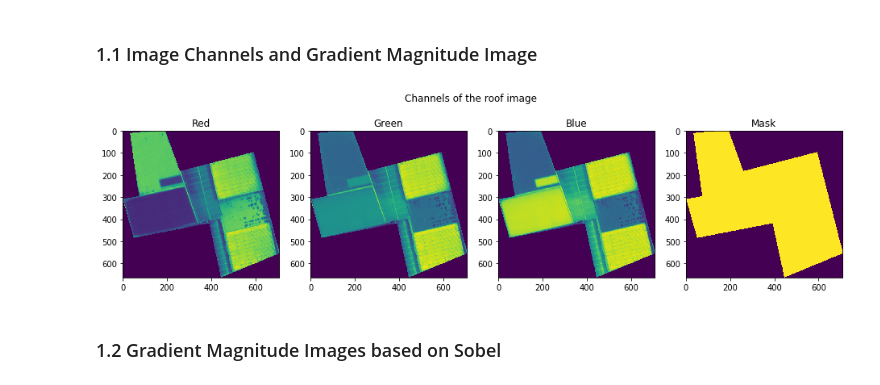
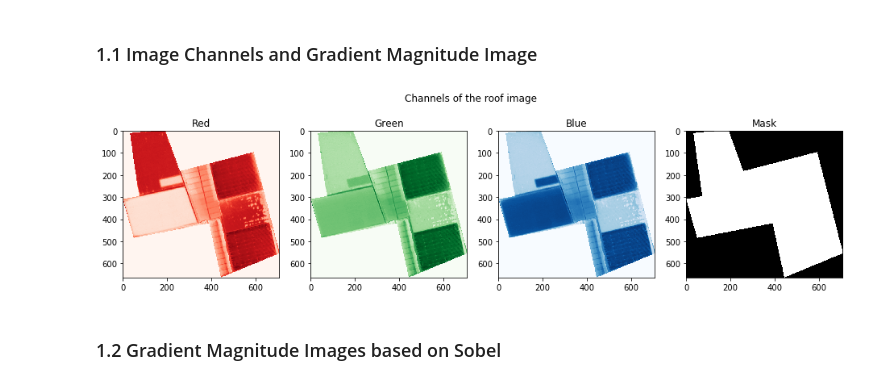
Before and after one commit to jo-ruether/ipeo_carribean, a Jupyter notebook: src/Pixel based classification.ipynb, the cells around one changed output. Cells and saved outputs as stored; diff of their text form; code cells hidden in the pictures.

Commit message:
update report, add reds, greens, blues to plots

```diff
--- a/src/Pixel based classification.ipynb
+++ b/src/Pixel based classification.ipynb
@@ -33,7 +23,7 @@ from scipy.ndimage import sobel
 from skimage import io
 # %%
 # Choose an arbitrary example image
-train_dir = join('..', '..', 'data', 'all_in_one2', 'train')
+train_dir = join('..', '..', 'data', 'curated', 'roofs_train')
 materials = {'concrete_cement':0, 'healthy_metal':1, 'incomplete':2, 'irregular_metal':3, 'other':4}
 # %% [markdown]
 ## 1. Image Overview
@@ -44,18 +34,18 @@ train_sample = join(train_dir, 'other', '7a307a06.tif')
 img = io.imread(train_sample)
 # %%
 fig, (ax1, ax2, ax3, ax4) = plt.subplots(1,4, figsize = (16, 4))
-ax1.imshow(img[:, :, 0])
+ax1.imshow(img[:, :, 0], cmap='Reds')
 ax1.set_title("Red")
-ax2.imshow(img[:, :, 1])
+ax2.imshow(img[:, :, 1], cmap='Greens')
 ax2.set_title("Green")
-ax3.imshow(img[:, :, 2])
+ax3.imshow(img[:, :, 2], cmap='Blues')
 ax3.set_title("Blue")
-ax4.imshow(img[:, :, 3])
+ax4.imshow(img[:, :, 3], cmap='gray')
 ax4.set_title("Mask")
 fig.suptitle("Channels of the roof image")
 plt.show()
 # %% [output]
-[figure, old version]
+[figure, new version]
 # %% [markdown]
 ### 1.2 Gradient Magnitude Images based on Sobel
 # %%
```
Also changed, not shown: parts of 1 cell of this notebook, 7 other files.
